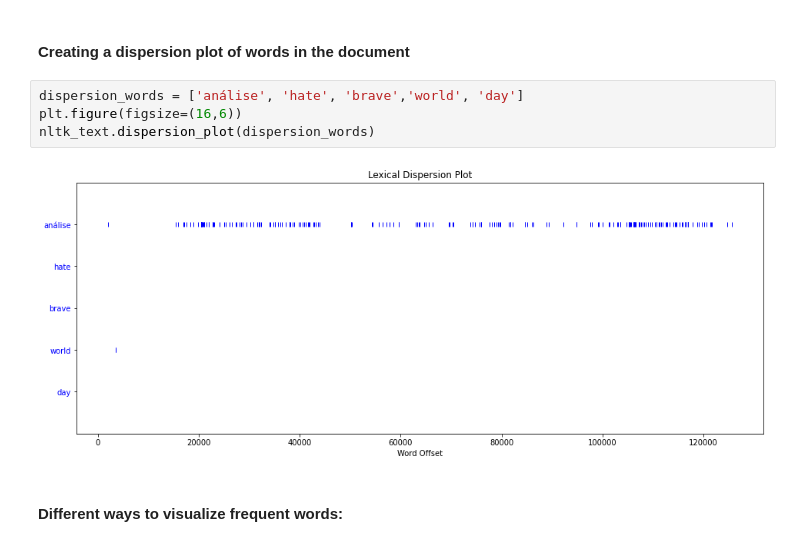
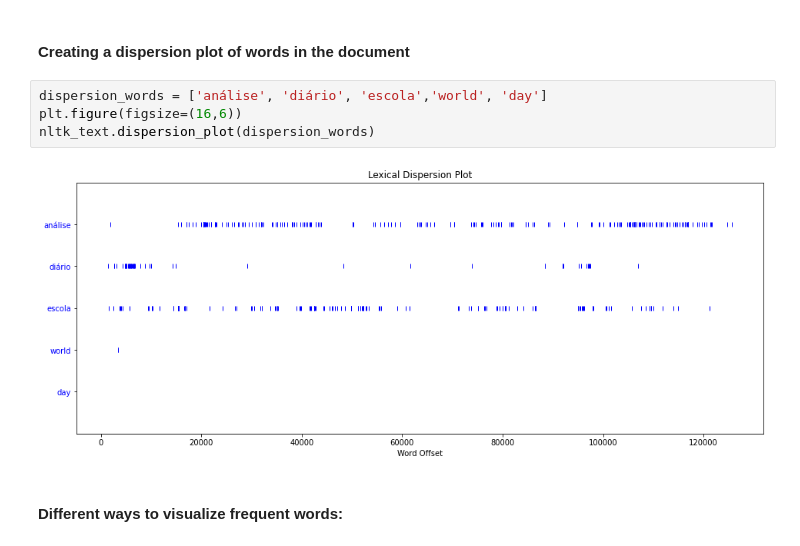
Before and after one commit to rsouza/Python_Course, a Jupyter notebook: Notebooks/Python_Tasks/18_Textual_Analysis.ipynb, the cells around one changed output. Saved outputs shown, nothing was run; the diff lists cells and outputs as text.

```diff
--- a/Notebooks/Python_Tasks/18_Textual_Analysis.ipynb
+++ b/Notebooks/Python_Tasks/18_Textual_Analysis.ipynb
@@ -588,11 +594,11 @@ xgrams_counter.most_common(20)
 # %% [markdown]
 #### Creating a dispersion plot of words in the document
 # %%
-dispersion_words = ['análise', 'hate', 'brave','world', 'day']
+dispersion_words = ['análise', 'diário', 'escola','world', 'day']
 plt.figure(figsize=(16,6))
 nltk_text.dispersion_plot(dispersion_words)
 # %% [output]
-[figure, old version]
+[figure, new version]
 # %% [markdown]
 #### Different ways to visualize frequent words:
 # %%
```
Also changed, not shown: parts of 77 cells of this notebook, 1 other file.
